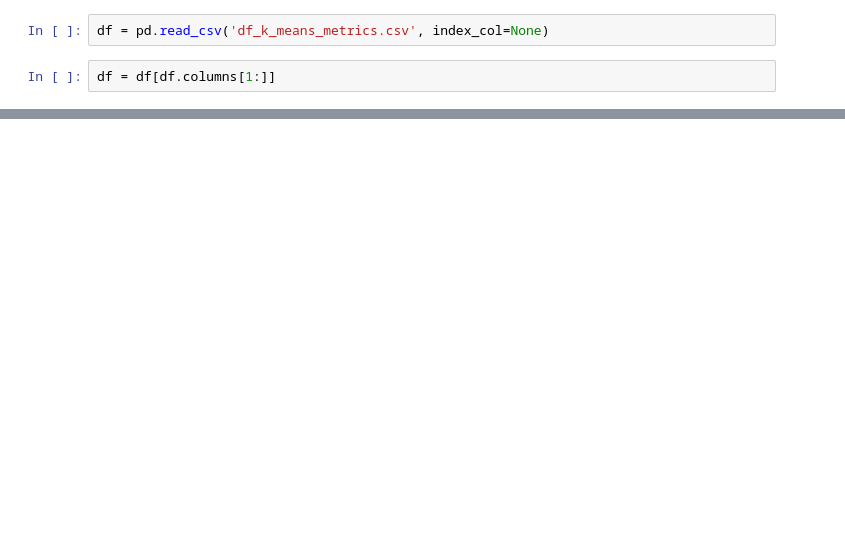
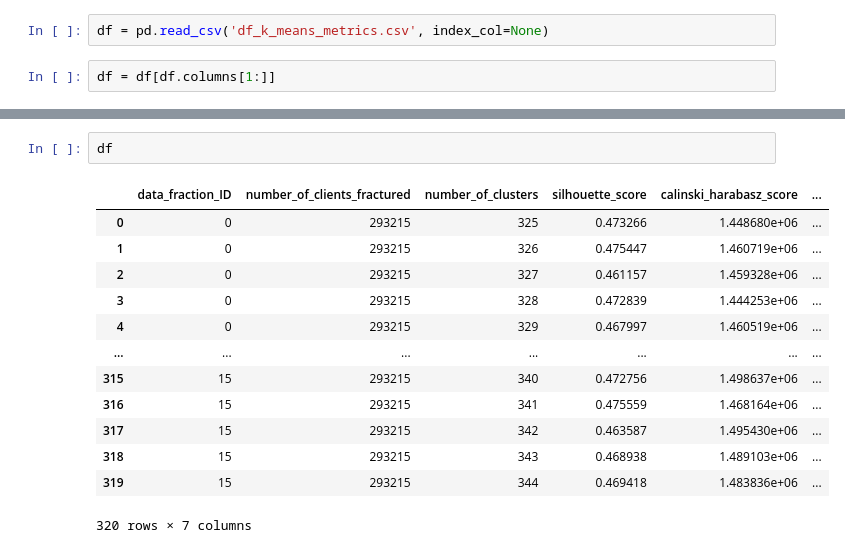
Before and after one commit to VespenGas/PythonProjs, a Jupyter notebook: ProjDS/df_analysis.ipynb, the cells around one changed output, grey strips where cells are left out. Saved outputs shown, nothing was run; the diff lists cells and outputs as text; blank space fills up the shorter version.

```diff
--- a/ProjDS/df_analysis.ipynb
+++ b/ProjDS/df_analysis.ipynb
@@ -22,0 +33,16 @@ df
+# %%
+df
+# %% [output]
+|  | data_fraction_ID | number_of_clients_fractured | number_of_clusters | silhouette_score | calinski_harabasz_score | ... |
+| 0 | 0 | 293215 | 325 | 0.473266 | 1.448680e+06 | ... |
+| 1 | 0 | 293215 | 326 | 0.475447 | 1.460719e+06 | ... |
+| 2 | 0 | 293215 | 327 | 0.461157 | 1.459328e+06 | ... |
+| 3 | 0 | 293215 | 328 | 0.472839 | 1.444253e+06 | ... |
+| 4 | 0 | 293215 | 329 | 0.467997 | 1.460519e+06 | ... |
+| ... | ... | ... | ... | ... | ... | ... |
+| 315 | 15 | 293215 | 340 | 0.472756 | 1.498637e+06 | ... |
+| 316 | 15 | 293215 | 341 | 0.475559 | 1.468164e+06 | ... |
+| 317 | 15 | 293215 | 342 | 0.463587 | 1.495430e+06 | ... |
+| 318 | 15 | 293215 | 343 | 0.468938 | 1.489103e+06 | ... |
+| 319 | 15 | 293215 | 344 | 0.469418 | 1.483836e+06 | ... |
+320 rows × 7 columns
```
Also changed, not shown: parts of 3 cells of this notebook, 3 other files.
